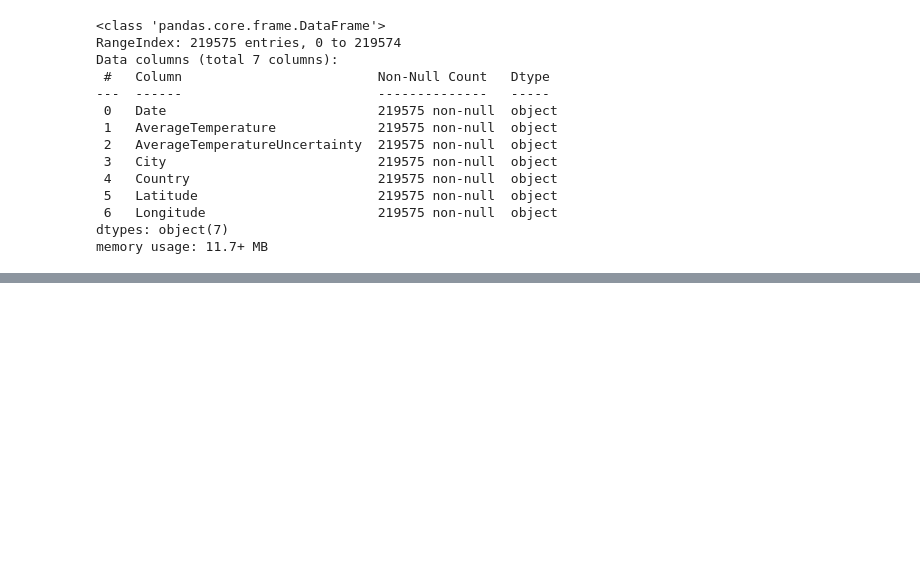
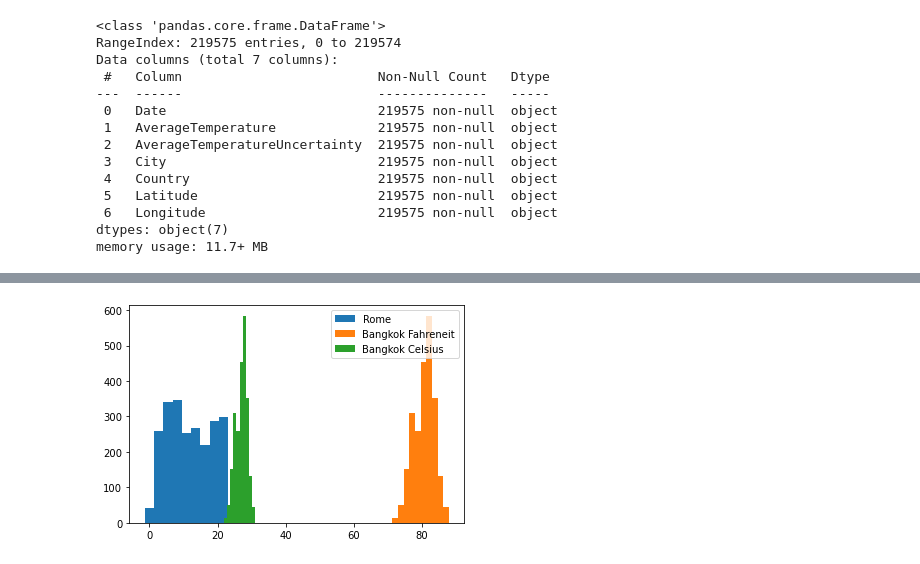
Before and after one commit to notlosca/data-science-lab, a Jupyter notebook: laboratories/lab_02/lab_02.ipynb, the cells around one changed output, grey strips where cells are left out. Cells and saved outputs as stored; diff of their text form; code cells hidden in the pictures; blank space fills up the shorter version.

```diff
--- a/laboratories/lab_02/lab_02.ipynb
+++ b/laboratories/lab_02/lab_02.ipynb
@@ -218,0 +214,22 @@ Xian 2309
+# %%
+def fahreneit_to_celsius(fahr_val:float) -> float:
+    celsius = (fahr_val - 32)/1.8
+    return celsius
+
+def celsius_to_fahreneit(cels_val:float) -> float:
+    fahreneit = 1.8*cels_val + 32
+    return fahreneit
+# %%
+bangkok_celsius = []
+for temp in bangkok_temp:
+    cels = fahreneit_to_celsius(float(temp))
+    bangkok_celsius.append(cels)
+# %%
+plt.hist(str_to_float(list(rome_temp)), bins=10, label='Rome')
+plt.hist(str_to_float(list(bangkok_temp)), bins=10, label='Bangkok Fahreneit')
+plt.hist(list(bangkok_celsius), bins=10, label='Bangkok Celsius')
+#plt.xticks(())
+plt.legend()
+plt.show()
+# %% [output]
+[figure, added]
```
Also changed, not shown: parts of 7 cells of this notebook.
